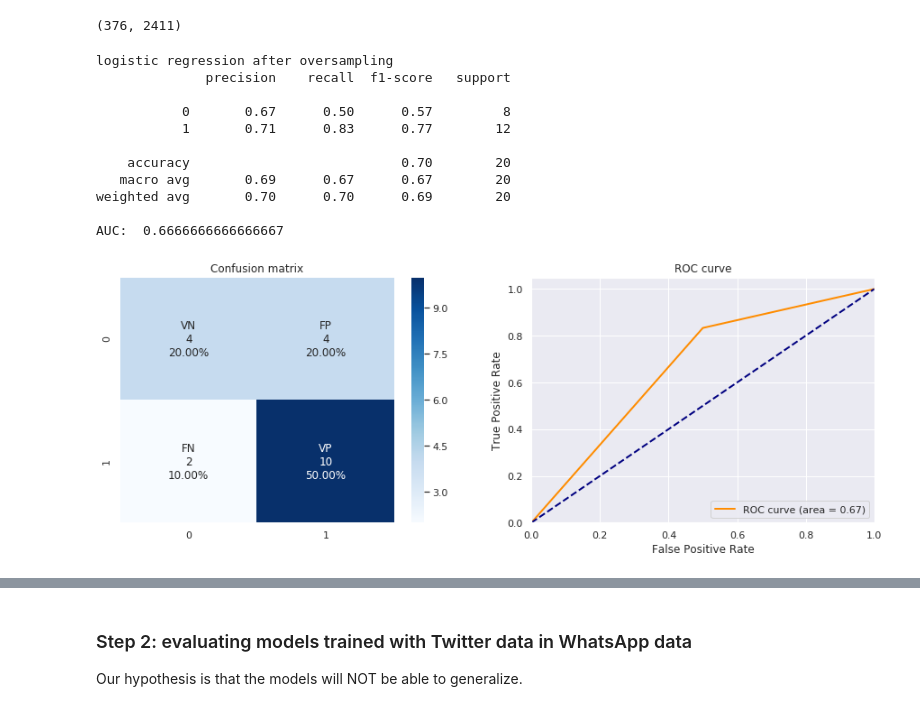
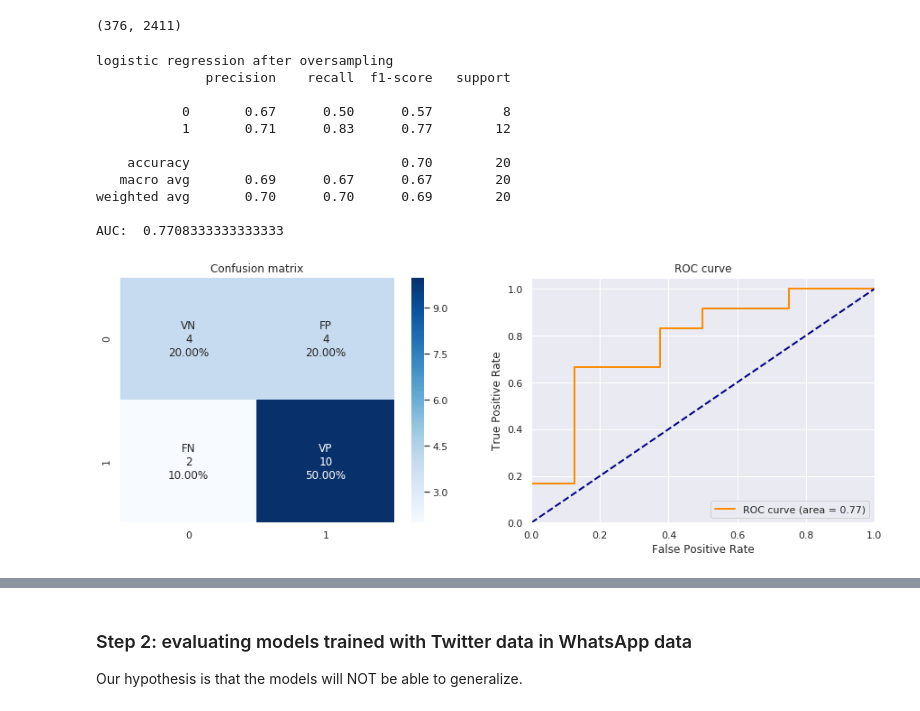
Before and after one commit to cabrau/FakeWhatsApp.Br, a Jupyter notebook: compare corpora.ipynb, the cells around one changed output, grey strips where cells are left out. Drawn from its saved outputs; the diff is of its cells as text; code cells hidden in the pictures.

Commit message:
correct estimated probabilities

```diff
--- a/compare corpora.ipynb
+++ b/compare corpora.ipynb
@@ -365,28 +363,29 @@ AUC:  0.625
 # %%
 #oversampling with SMOTE
 sm = SMOTE(random_state=42)
-X_res, y_res = sm.fit_resample(X_train, y_train)
-X_res.shape
+X_train, y_train = sm.fit_resample(X_train, y_train)
+X_train.shape
 # %% [output]
 (376, 2411)
 # %%
 print('logistic regression after oversampling')
-logreg = LogisticRegression().fit(X_res, y_res)
+logreg = LogisticRegression().fit(X_train, y_train)
 y_pred = logreg.predict(X_test)
 #y_pred = 1 - y_pred ###wtf????
-getTestMetrics(y_test, y_pred)
+y_prob = logreg.predict_proba(X_test)[:,1]
+getTestMetrics(y_test, y_pred,y_prob)
 # %% [output]
 logistic regression after oversampling
               precision    recall  f1-score   support
 
            0       0.67      0.50      0.57         8
            1       0.71      0.83      0.77        12
 
     accuracy                           0.70        20
    macro avg       0.69      0.67      0.67        20
 weighted avg       0.70      0.70      0.69        20
 
-AUC:  0.6666666666666667
+AUC:  0.7708333333333333
-[figure, old version]
+[figure, new version]
 # %%
 print('SVM linear with SGD training')
```
Also changed, not shown: parts of 13 cells of this notebook.
